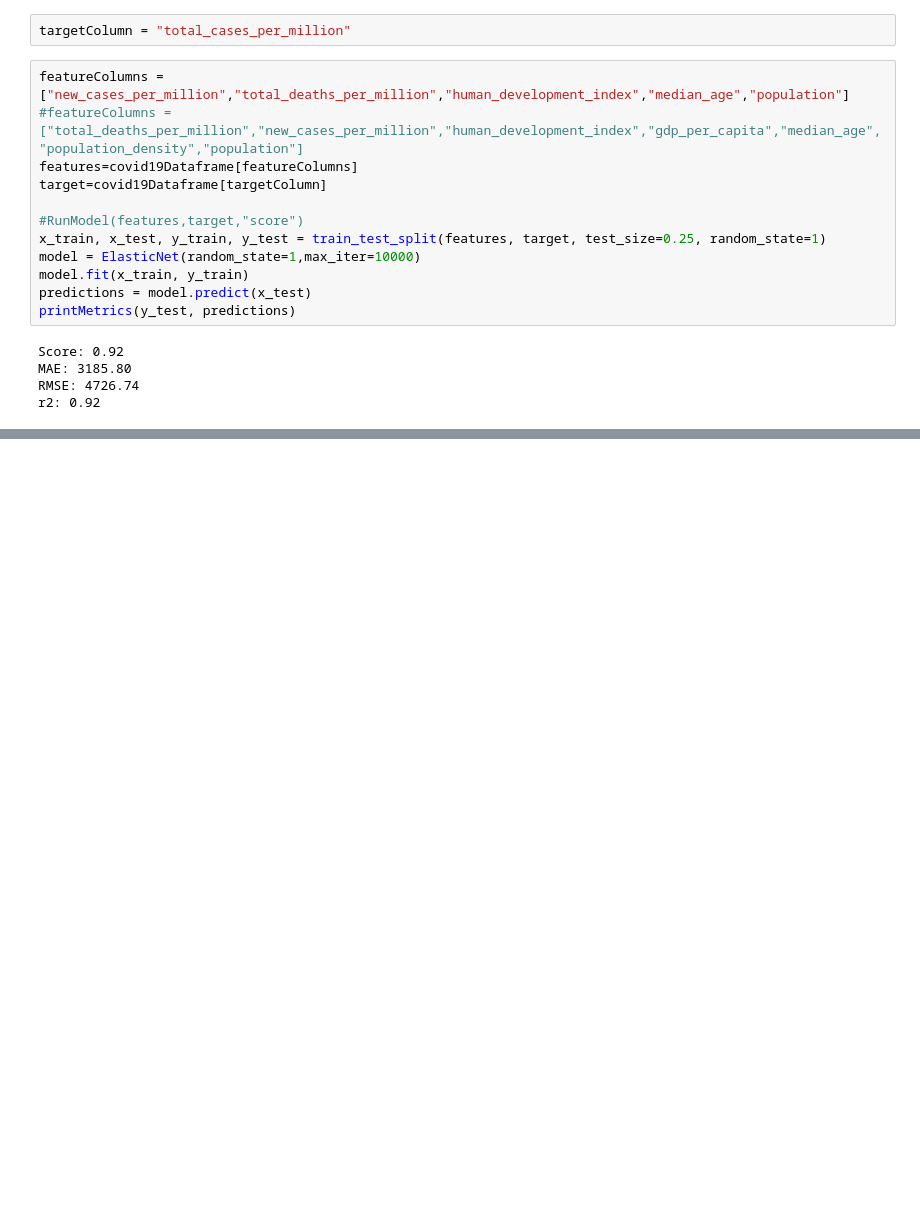
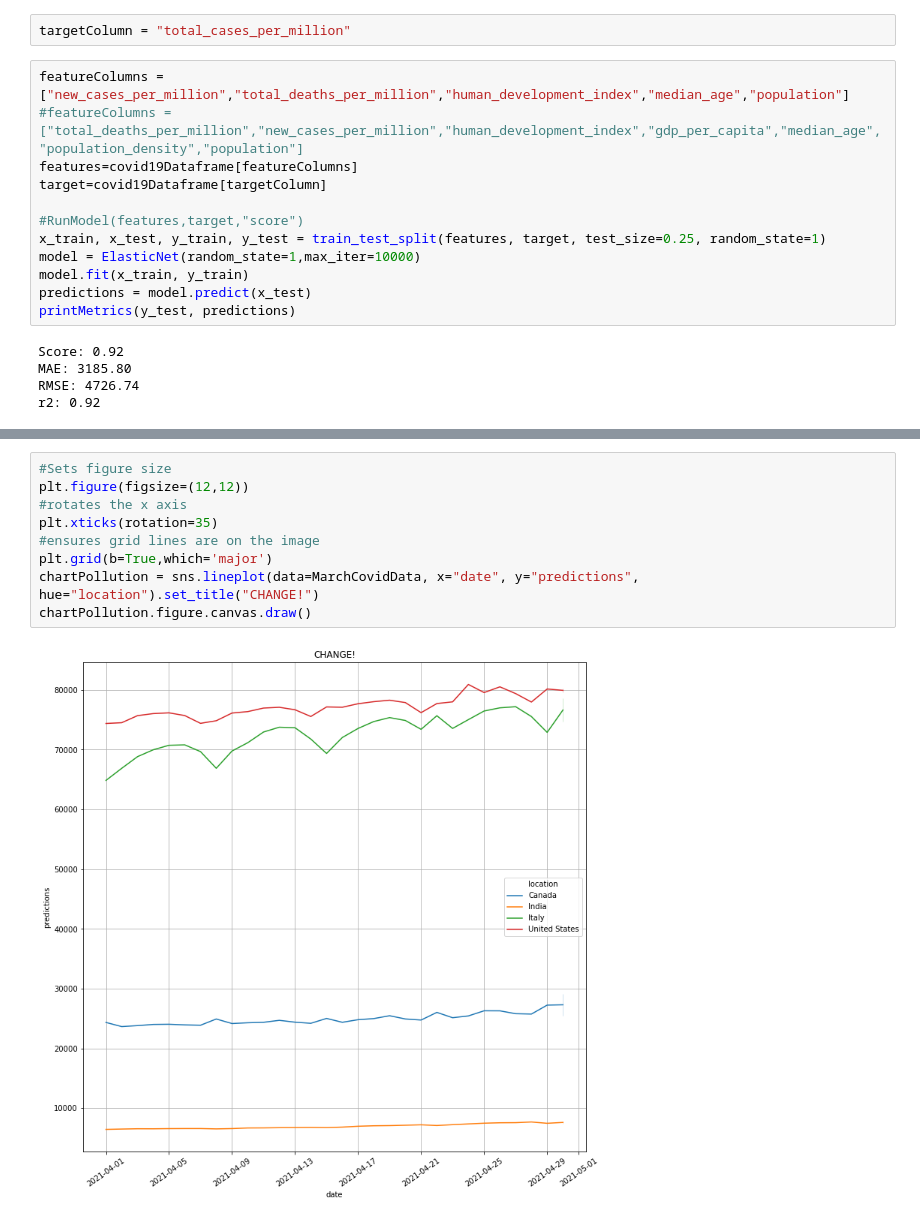
Before and after one commit to WhipSnake23/Python-Class-Project, a Jupyter notebook: Notebooks/Ian - Class Project Work.ipynb, the cells around one changed output, grey strips where cells are left out. Drawn from its saved outputs; the diff is of its cells as text; blank space fills up the shorter version.

```diff
--- a/Notebooks/Ian - Class Project Work.ipynb
+++ b/Notebooks/Ian - Class Project Work.ipynb
@@ -123,0 +138,11 @@ MarchCovidData
+# %%
+#Sets figure size
+plt.figure(figsize=(12,12))
+#rotates the x axis
+plt.xticks(rotation=35)
+#ensures grid lines are on the image
+plt.grid(b=True,which='major')
+chartPollution = sns.lineplot(data=MarchCovidData, x="date", y="predictions", hue="location").set_title("CHANGE!")
+chartPollution.figure.canvas.draw()
+# %% [output]
+[figure, added]
```
Also changed, not shown: parts of 4 cells of this notebook.
